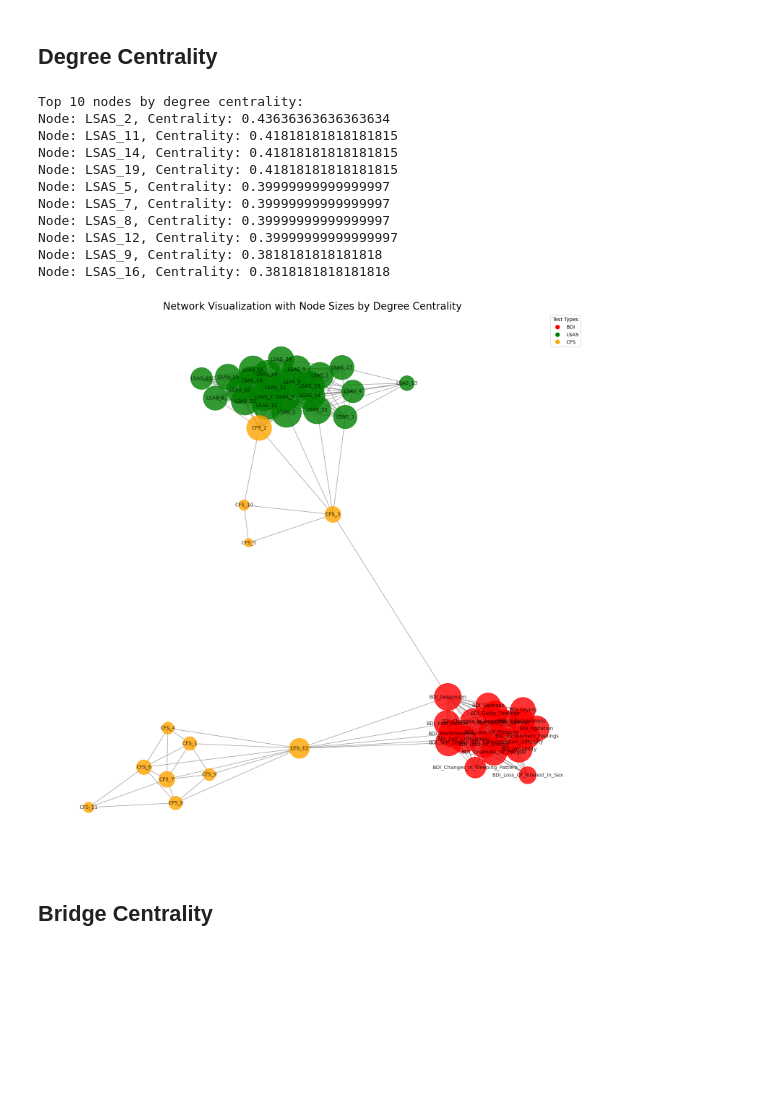
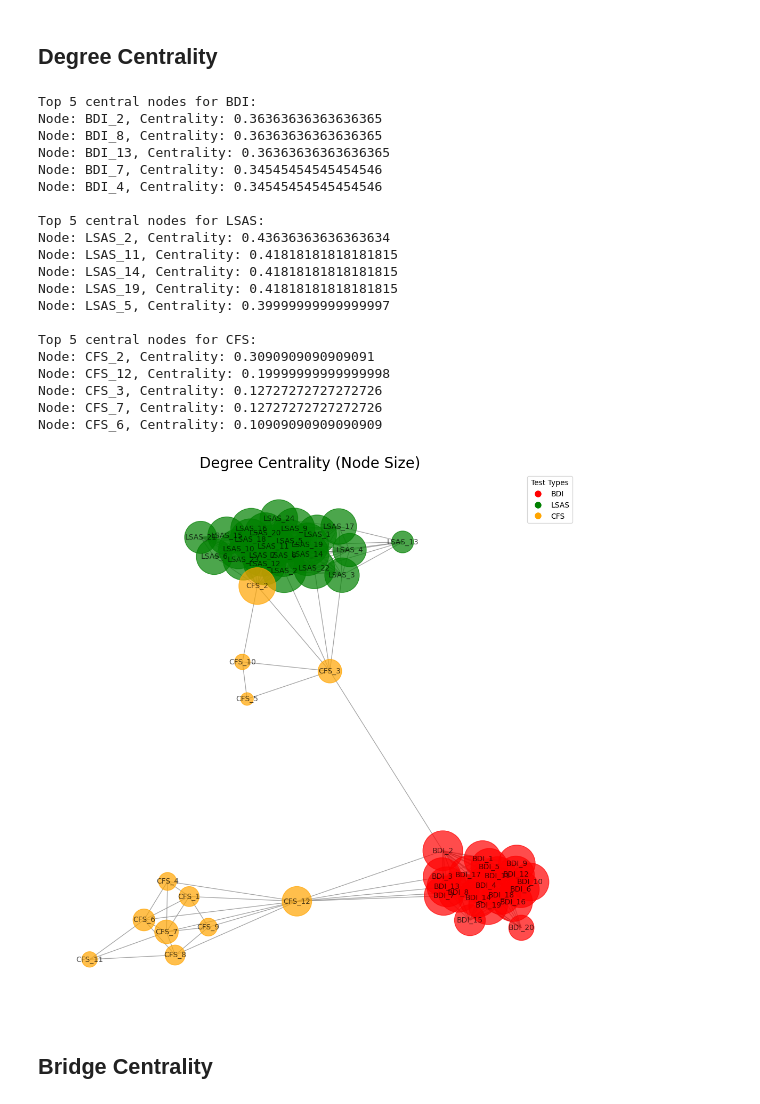
Before and after one commit to madisonlaprise/Senior_Thesis, a Jupyter notebook: Cross-Sectional/Question_Network_Standardized.ipynb, the cells around one changed output. Cells and saved outputs as stored; diff of their text form; code cells hidden in the pictures; blank space fills up the shorter version.

```diff
--- a/Cross-Sectional/Question_Network_Standardized.ipynb
+++ b/Cross-Sectional/Question_Network_Standardized.ipynb
@@ -33,6 +33,10 @@ df_subset[reverse_columns] = 7 - df_subset[reverse_columns]
 
 # Reverse the direction of all CFS columns by multiplying by -1
 df_subset[cfs_columns] = df_subset[cfs_columns] * -1
+
+# Renaming the BDI columns to BDI_1, BDI_2, etc. based on the order they appear
+bdi_columns = [f"BDI_{i+1}" for i in range(len(bdi_columns))]
+df_subset.columns = lsas_columns + cfs_columns + bdi_columns
 
 
 # Define a function to standardize values
@@ -228,11 +255,26 @@ import networkx as nx
 # Degree centrality
 centrality = nx.degree_centrality(G)
 
-# Top 10 central nodes
+# Top 5central nodes for each test type
+top_central_bdi = sorted([(node, centrality[node]) for node in G.nodes() if 'BDI' in node],
+    key=lambda x: x[1], reverse=True)[:5]
+top_central_lsas = sorted([(node, centrality[node]) for node in G.nodes() if 'LSAS' in node],
+    key=lambda x: x[1], reverse=True)[:5]
+top_central_cfs = sorted([(node, centrality[node]) for node in G.nodes() if 'CFS' in node],
+    key=lambda x: x[1], reverse=True)[:5]
+
+print("\nTop 5 central nodes for BDI:")
+for node, centrality_score in top_central_bdi:
+    print(f"Node: {node}, Centrality: {centrality_score}")
 top_central_nodes = sorted(centrality.items(), key=lambda x: x[1], reverse=True)[:10]
-print("Top 10 nodes by degree centrality:")
-for node, centrality_score in top_central_nodes:
+print("\nTop 5 central nodes for LSAS:")
+for node, centrality_score in top_central_lsas:
     print(f"Node: {node}, Centrality: {centrality_score}")
+top_central_nodes = sorted(centrality.items(), key=lambda x: x[1], reverse=True)[:10]
+print("\nTop 5 central nodes for CFS:")
+for node, centrality_score in top_central_cfs:
+    print(f"Node: {node}, Centrality: {centrality_score}")
+top_central_nodes = sorted(centrality.items(), key=lambda x: x[1], reverse=True)[:10]
 
 # Define color mapping by test type
 color_map = []
@@ -246,45 +288,54 @@ for node in G.nodes():
 
 # Visualize centrality
 node_sizes = [8000 * centrality[node] for node in G.nodes()]  # Adjusted scaling for clarity
-plt.figure(figsize=(15, 15))  # Increase figure size
+plt.figure(figsize=(10, 10))  # Increase figure size
 pos = nx.spring_layout(G, seed=42)  # Consistent layout for readability
 
 # Draw the graph with color coding
 nx.draw(
     G,
     pos,
     with_labels=True,
     node_size=node_sizes,
     node_color=color_map,  # Use color map based on test type
     font_size=10,  # Larger font size for labels
     font_color='black',
     edge_color='gray',
-    alpha=0.8
+    alpha=0.7
 )
 
 # Add a legend for test types
 handles = [
     plt.Line2D([0], [0], marker='o', color='w', label='BDI', markersize=10, markerfacecolor='red'),
     plt.Line2D([0], [0], marker='o', color='w', label='LSAS', markersize=10, markerfacecolor='green'),
     plt.Line2D([0], [0], marker='o', color='w', label='CFS', markersize=10, markerfacecolor='orange')
 ]
 plt.legend(handles=handles, loc='upper right', title="Test Types")
 
-plt.title('Network Visualization with Node Sizes by Degree Centrality', fontsize=20)
+plt.title('Degree Centrality (Node Size)', fontsize=20)
 plt.show()
 # %% [output]
-Top 10 nodes by degree centrality:
+Top 5 central nodes for BDI:
+Node: BDI_2, Centrality: 0.36363636363636365
+Node: BDI_8, Centrality: 0.36363636363636365
+Node: BDI_13, Centrality: 0.36363636363636365
+Node: BDI_7, Centrality: 0.34545454545454546
+Node: BDI_4, Centrality: 0.34545454545454546
+
+Top 5 central nodes for LSAS:
 Node: LSAS_2, Centrality: 0.43636363636363634
 Node: LSAS_11, Centrality: 0.41818181818181815
 Node: LSAS_14, Centrality: 0.41818181818181815
 Node: LSAS_19, Centrality: 0.41818181818181815
 Node: LSAS_5, Centrality: 0.39999999999999997
-Node: LSAS_7, Centrality: 0.39999999999999997
-Node: LSAS_8, Centrality: 0.39999999999999997
-Node: LSAS_12, Centrality: 0.39999999999999997
-Node: LSAS_9, Centrality: 0.3818181818181818
-Node: LSAS_16, Centrality: 0.3818181818181818
+
+Top 5 central nodes for CFS:
+Node: CFS_2, Centrality: 0.3090909090909091
+Node: CFS_12, Centrality: 0.19999999999999998
+Node: CFS_3, Centrality: 0.12727272727272726
+Node: CFS_7, Centrality: 0.12727272727272726
+Node: CFS_6, Centrality: 0.10909090909090909
-[figure, old version]
+[figure, new version]
 # %% [markdown]
 ## Bridge Centrality
 # %%
```
Also changed, not shown: parts of 9 cells of this notebook.
